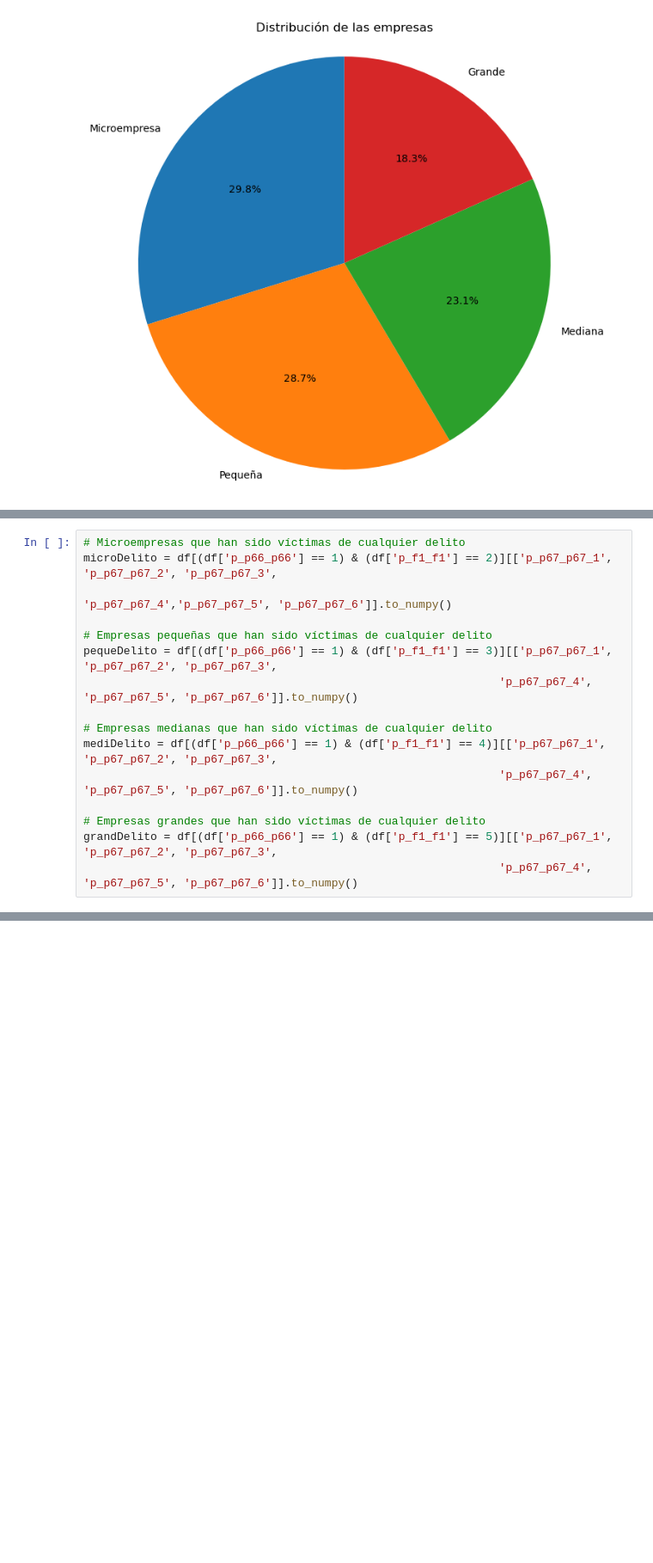
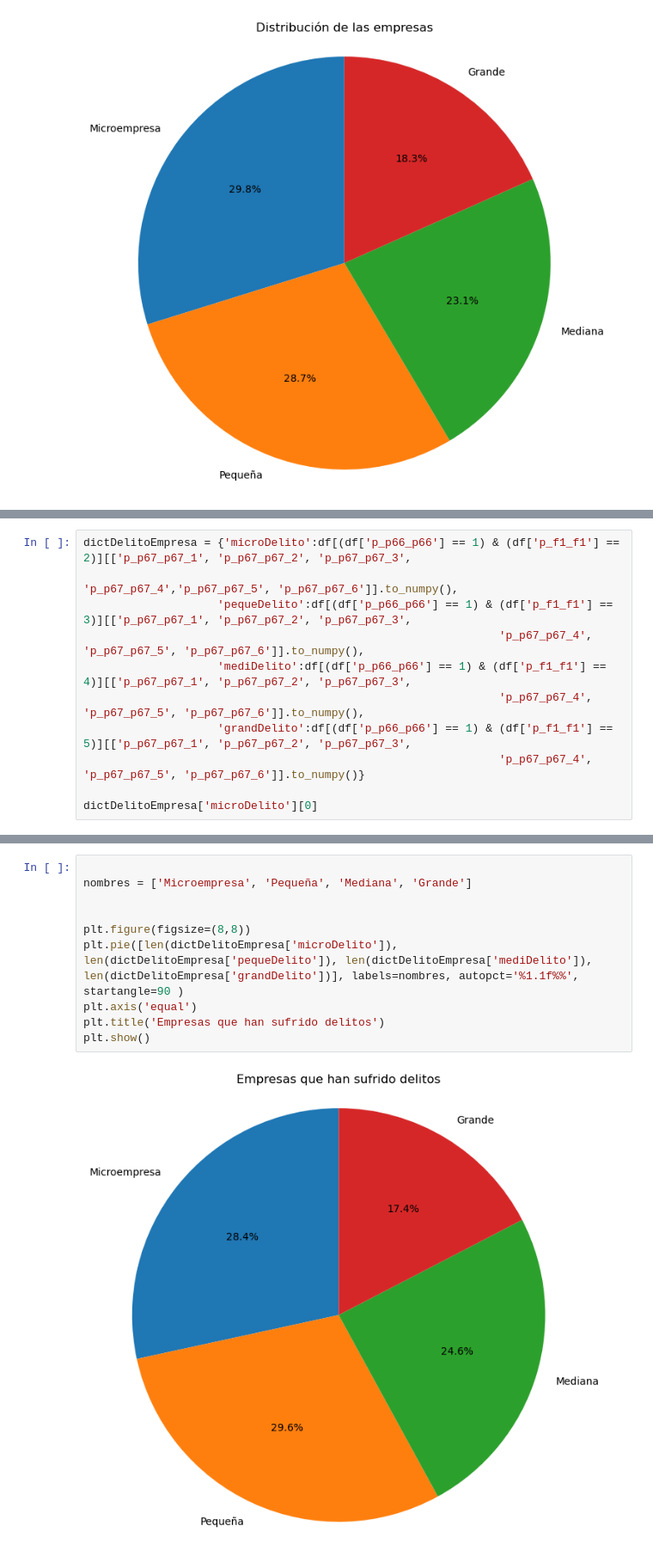
Before and after one commit to TheLudway/DataJam-CCB-CoFi2, a Jupyter notebook: ECN/2020/ECN2020.ipynb, the cells around one changed output, grey strips where cells are left out. Shown at 86% size. Drawn from its saved outputs; the diff is of its cells as text; blank space fills up the shorter version.

Commit message:
uso de diccionarios y agrupación con los datos de sector, delitos y tamaño de empresa

```diff
--- a/ECN/2020/ECN2020.ipynb
+++ b/ECN/2020/ECN2020.ipynb
@@ -85,18 +102,13 @@ Para cada variable se pueden recorrer los valores en los rangos de $(fila,\ colu
 
 Total de empresas que han sufrido de algún tipo de delito: $345$
 # %%
-# Microempresas que han sido víctimas de cualquier delito
-microDelito = df[(df['p_p66_p66'] == 1) & (df['p_f1_f1'] == 2)][['p_p67_p67_1', 'p_p67_p67_2', 'p_p67_p67_3',
-                                                                'p_p67_p67_4','p_p67_p67_5', 'p_p67_p67_6']].to_numpy()
+dictDelitoEmpresa = {'microDelito':df[(df['p_p66_p66'] == 1) & (df['p_f1_f1'] == 2)][['p_p67_p67_1', 'p_p67_p67_2', 'p_p67_p67_3',
+                                                                'p_p67_p67_4','p_p67_p67_5', 'p_p67_p67_6']].to_numpy(),
+                    'pequeDelito':df[(df['p_p66_p66'] == 1) & (df['p_f1_f1'] == 3)][['p_p67_p67_1', 'p_p67_p67_2', 'p_p67_p67_3',
+                                                              'p_p67_p67_4', 'p_p67_p67_5', 'p_p67_p67_6']].to_numpy(),
+                    'mediDelito':df[(df['p_p66_p66'] == 1) & (df['p_f1_f1'] == 4)][['p_p67_p67_1', 'p_p67_p67_2', 'p_p67_p67_3',
+                                                              'p_p67_p67_4', 'p_p67_p67_5', 'p_p67_p67_6']].to_numpy(),
+                    'grandDelito':df[(df['p_p66_p66'] == 1) & (df['p_f1_f1'] == 5)][['p_p67_p67_1', 'p_p67_p67_2', 'p_p67_p67_3',
+                                                              'p_p67_p67_4', 'p_p67_p67_5', 'p_p67_p67_6']].to_numpy()}
 
-# Empresas pequeñas que han sido víctimas de cualquier delito
-pequeDelito = df[(df['p_p66_p66'] == 1) & (df['p_f1_f1'] == 3)][['p_p67_p67_1', 'p_p67_p67_2', 'p_p67_p67_3',
-                                                              'p_p67_p67_4', 'p_p67_p67_5', 'p_p67_p67_6']].to_numpy()
-
-# Empresas medianas que han sido víctimas de cualquier delito
-mediDelito = df[(df['p_p66_p66'] == 1) & (df['p_f1_f1'] == 4)][['p_p67_p67_1', 'p_p67_p67_2', 'p_p67_p67_3',
-                                                              'p_p67_p67_4', 'p_p67_p67_5', 'p_p67_p67_6']].to_numpy()
-
-# Empresas grandes que han sido víctimas de cualquier delito
-grandDelito = df[(df['p_p66_p66'] == 1) & (df['p_f1_f1'] == 5)][['p_p67_p67_1', 'p_p67_p67_2', 'p_p67_p67_3',
-                                                              'p_p67_p67_4', 'p_p67_p67_5', 'p_p67_p67_6']].to_numpy()
+dictDelitoEmpresa['microDelito'][0]
@@ -118,0 +117,12 @@ df[(df['p_p66_p66'] == 1) & (df['sector'] == 'OTROS SERVICIOS')]
+# %%
+
+nombres = ['Microempresa', 'Pequeña', 'Mediana', 'Grande']
+
+
+plt.figure(figsize=(8,8))
+plt.pie([len(dictDelitoEmpresa['microDelito']), len(dictDelitoEmpresa['pequeDelito']), len(dictDelitoEmpresa['mediDelito']), len(dictDelitoEmpresa['grandDelito'])], labels=nombres, autopct='%1.1f%%', startangle=90 )
+plt.axis('equal')
+plt.title('Empresas que han sufrido delitos')
+plt.show()
+# %% [output]
+[figure, added]
```
Also changed, not shown: parts of 6 cells of this notebook.
